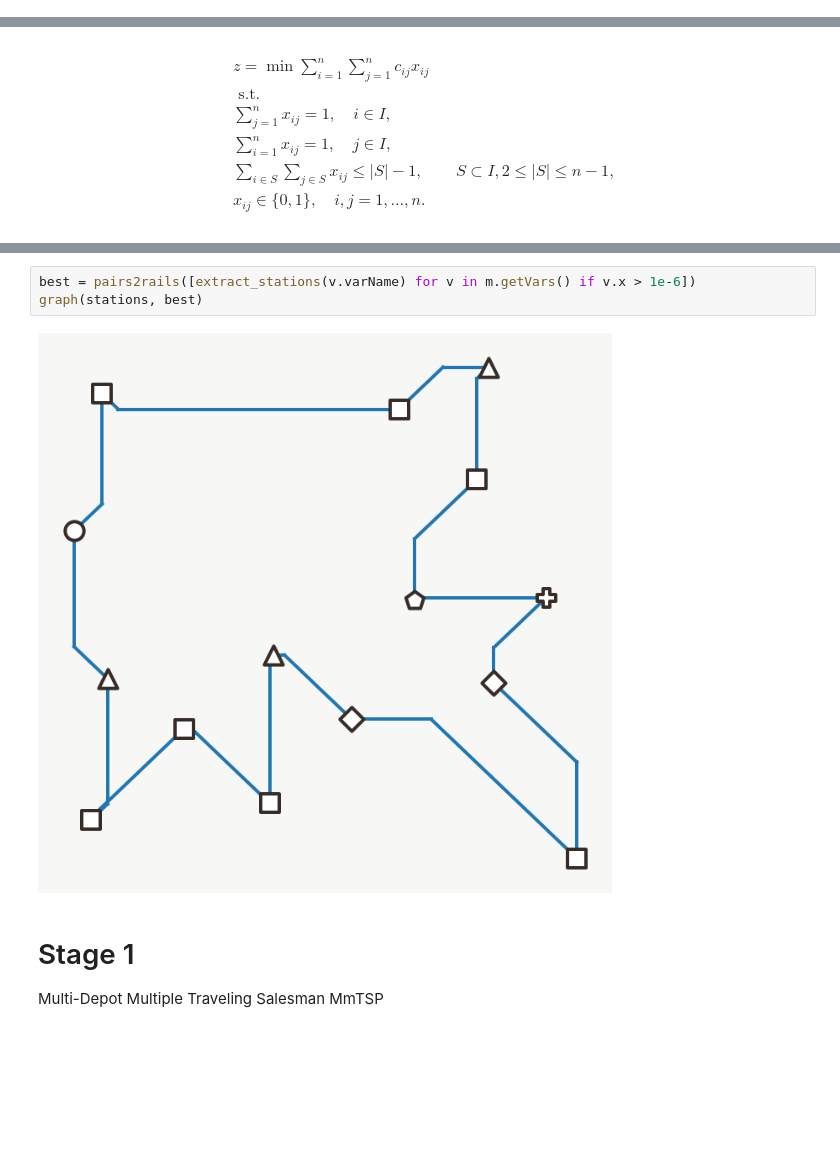
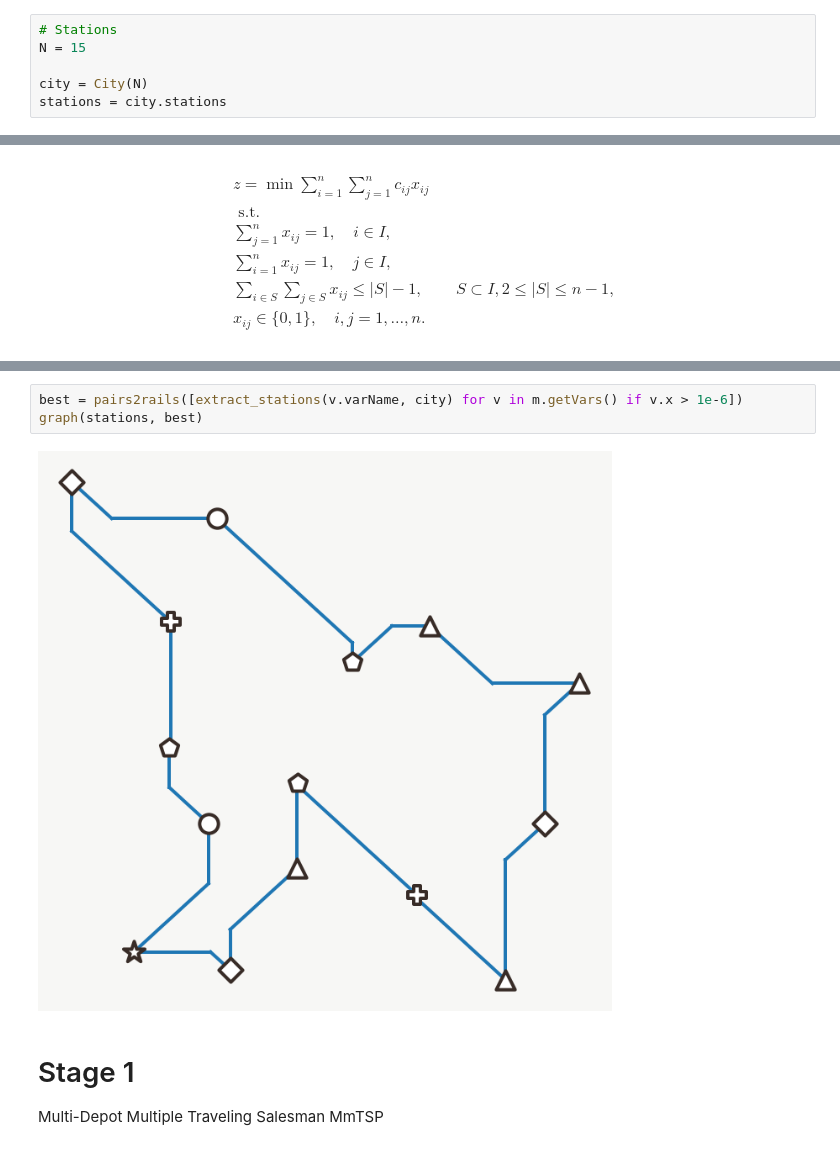
Before and after one commit to CameronChandler/optimisation-group-project, a Jupyter notebook: Mini Metro.ipynb, the cells around one changed output, grey strips where cells are left out. Cells and saved outputs as stored; diff of their text form; blank space fills up the shorter version.

```diff
--- a/Mini Metro.ipynb
+++ b/Mini Metro.ipynb
@@ -21,3 +17,9 @@ stations = Station.gen_stations(N)
+# %%
+# Stations
+N = 15
+
+city = City(N)
+stations = city.stations
 # %% [markdown]
 # Stage 0
 TSP
@@ -74,8 +76,8 @@ Best objective 4.042635008279e+00, best bound 4.042635008279e+00, gap 0.0000%
 # %%
-best = pairs2rails([extract_stations(v.varName) for v in m.getVars() if v.x > 1e-6])
+best = pairs2rails([extract_stations(v.varName, city) for v in m.getVars() if v.x > 1e-6])
 graph(stations, best)
 # %% [output]
-[figure, old version]
+[figure, new version]
 # %% [markdown]
 # Stage 1
 Multi-Depot Multiple Traveling Salesman MmTSP
```
Also changed, not shown: parts of 9 cells of this notebook, 3 other files.
